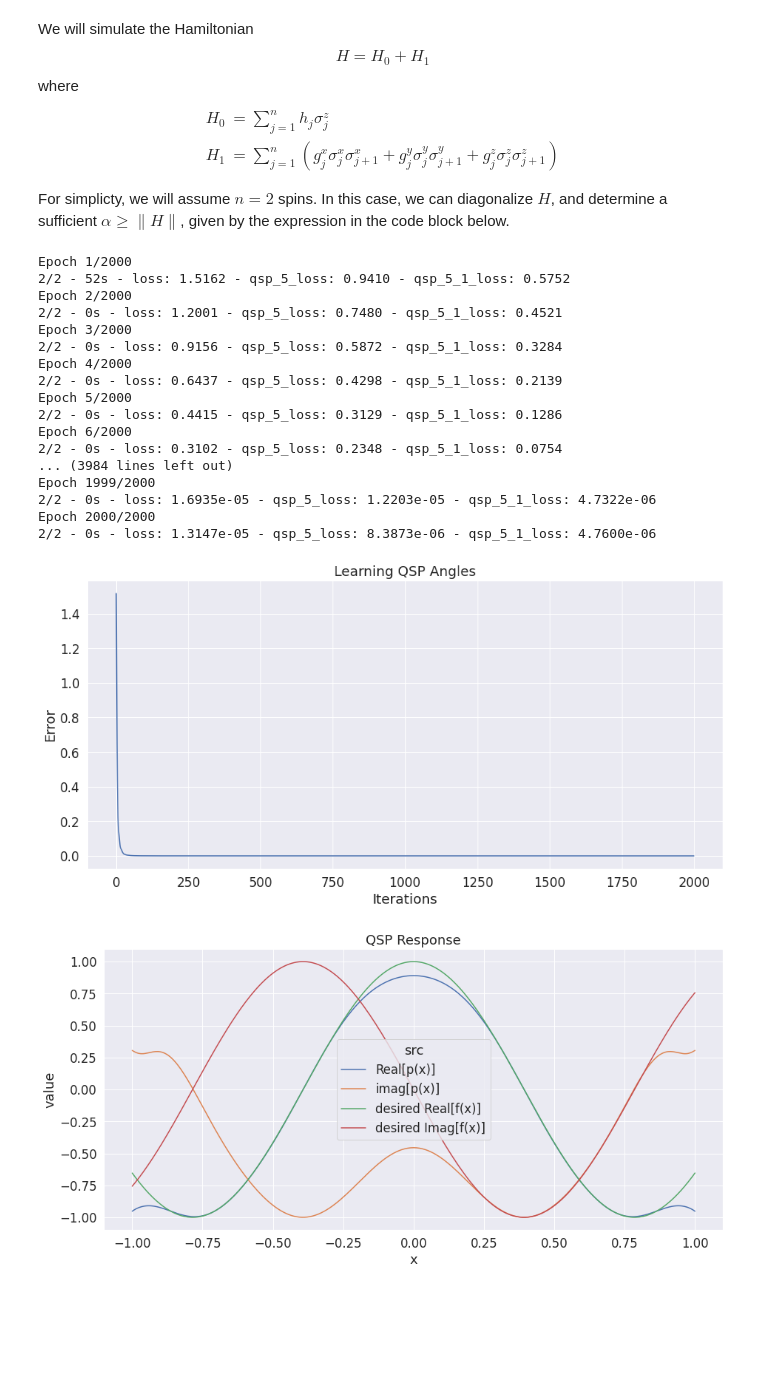
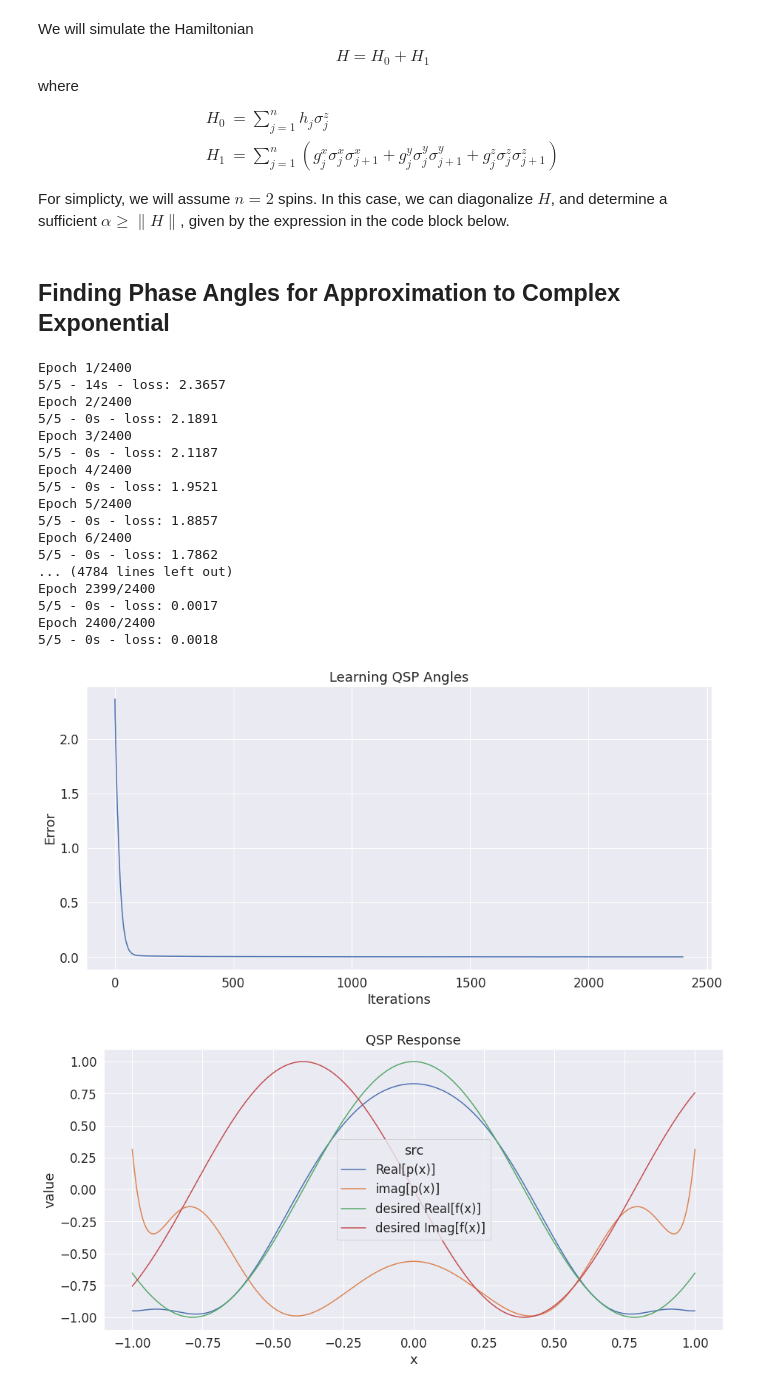
Before and after one commit to jmmartyn/Coherent_One_Shot, a Jupyter notebook: Coherent_One_Shot_Hamiltonian_Simulation_QSP_Phases.ipynb, the cells around one changed output. Cells and saved outputs as stored; diff of their text form; code cells hidden in the pictures; blank space fills up the shorter version.

```diff
--- a/Coherent_One_Shot_Hamiltonian_Simulation_QSP_Phases.ipynb
+++ b/Coherent_One_Shot_Hamiltonian_Simulation_QSP_Phases.ipynb
@@ -68,49 +105,62 @@ eigenvals = np.array([-gz-(gx**2+2*gx*gy+gy**2+h1**2-2*h1*h2+h2**2)**0.5,
                       gz-(gx**2+2*gx*gy+gy**2+h1**2-2*h1*h2+h2**2)**0.5,
                       gz+(gx**2+2*gx*gy+gy**2+h1**2-2*h1*h2+h2**2)**0.5])
 alpha = max(np.abs(eigenvals))
+# %% [markdown]
+## **Finding Phase Angles for Approximation to Complex Exponential**
 # %%
 # Simulation setup
-
-t = 1
-beta = 1/2
+t = 1.0
+beta = 0.5
 tau = 2*t*alpha/beta
 
 # Polynomial setup
-poly_deg = 30
-convention = 0    #|0><0| convention
+poly_deg = 12
 f_real = lambda x: np.cos(tau * x)
 f_imag = lambda x: -1*np.sin(tau *x)
 
+# QSP convention and learning rate
+convention = 0      #|0><0| convention
+learning_rate = 0.002
+
+# Define loss function as maximum squred error
+mean_or_max = 1     # 0=mean, 1=max
+squared = 1         # 0=|y_pred-y_true|, 1=|y_pred-y_true|^2
+
 # The intput theta training values
-th_in = np.linspace(np.arccos((1+beta)/2), np.arccos((1-beta)/2), 50)
-#th_in = np.arange(1/4*np.pi, 3/4*np.pi, np.pi / 50)
+th_in = np.linspace(np.arccos((1+beta)/2), np.arccos((1-beta)/2), 500)
 th_in = tf.reshape(th_in, (th_in.shape[0], 1))
 
 # We desire p(x) to be f(x)
-expected_outputs = [f_real(np.cos(th_in)), f_imag(np.cos(th_in))]
+expected_outputs = (f_real(np.cos(th_in))[:,0] +1j*f_imag(np.cos(th_in))[:,0]).astype('complex64')
 
 # Train the model
-model = construct_qsp_model(poly_deg, convention)
-history = model.fit(x=th_in, y=expected_outputs, epochs=2000, verbose=2)
+model = construct_qsp_model(poly_deg, convention, learning_rate, mean_or_max, squared)
+history = model.fit(x=th_in, y=expected_outputs, batch_size=100, epochs=2400, verbose=2)
 plot_loss(history)
 plot_qsp_response(f_real, f_imag, model, convention)
+
+# Additional training steps at smaller learning rate
+K.set_value(model.optimizer.learning_rate, 0.0005)
+history = model.fit(x=th_in, y=expected_outputs, batch_size = 500, epochs=350, verbose=2)
+K.set_value(model.optimizer.learning_rate, 0.00001)
+history = model.fit(x=th_in, y=expected_outputs, batch_size = 500, epochs=350, verbose=2)
 # %% [output]
-Epoch 1/2000
-2/2 - 52s - loss: 1.5162 - qsp_5_loss: 0.9410 - qsp_5_1_loss: 0.5752
-Epoch 2/2000
-2/2 - 0s - loss: 1.2001 - qsp_5_loss: 0.7480 - qsp_5_1_loss: 0.4521
-Epoch 3/2000
-2/2 - 0s - loss: 0.9156 - qsp_5_loss: 0.5872 - qsp_5_1_loss: 0.3284
-Epoch 4/2000
-2/2 - 0s - loss: 0.6437 - qsp_5_loss: 0.4298 - qsp_5_1_loss: 0.2139
-Epoch 5/2000
-2/2 - 0s - loss: 0.4415 - qsp_5_loss: 0.3129 - qsp_5_1_loss: 0.1286
-Epoch 6/2000
-2/2 - 0s - loss: 0.3102 - qsp_5_loss: 0.2348 - qsp_5_1_loss: 0.0754
-... (3984 lines left out)
-Epoch 1999/2000
-2/2 - 0s - loss: 1.6935e-05 - qsp_5_loss: 1.2203e-05 - qsp_5_1_loss: 4.7322e-06
-Epoch 2000/2000
-2/2 - 0s - loss: 1.3147e-05 - qsp_5_loss: 8.3873e-06 - qsp_5_1_loss: 4.7600e-06
+Epoch 1/2400
+5/5 - 14s - loss: 2.3657
+Epoch 2/2400
+5/5 - 0s - loss: 2.1891
+Epoch 3/2400
+5/5 - 0s - loss: 2.1187
+Epoch 4/2400
+5/5 - 0s - loss: 1.9521
+Epoch 5/2400
+5/5 - 0s - loss: 1.8857
+Epoch 6/2400
+5/5 - 0s - loss: 1.7862
+... (4784 lines left out)
+Epoch 2399/2400
+5/5 - 0s - loss: 0.0017
+Epoch 2400/2400
+5/5 - 0s - loss: 0.0018
-[figure, old version]
+[figure, new version]
-[figure, old version]
+[figure, new version]
```
Also changed, not shown: parts of 7 cells of this notebook, 2 other files.
